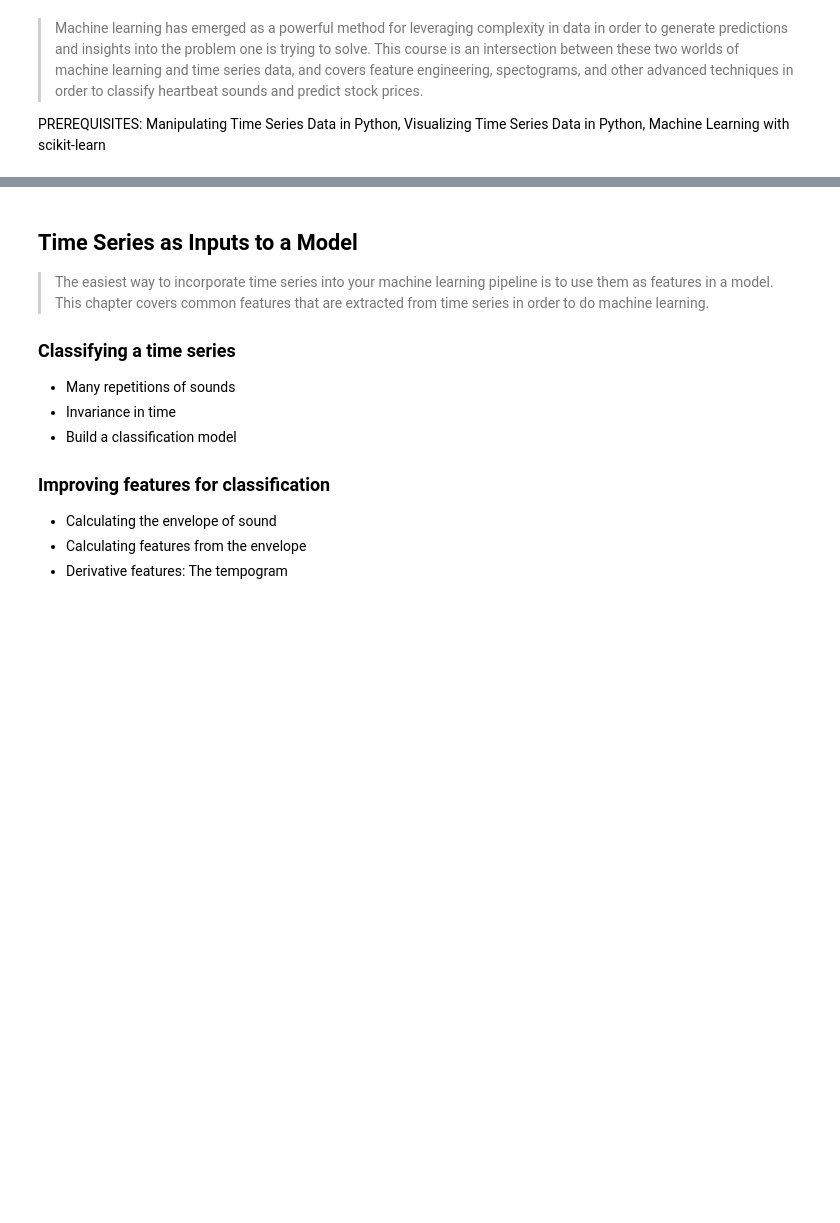
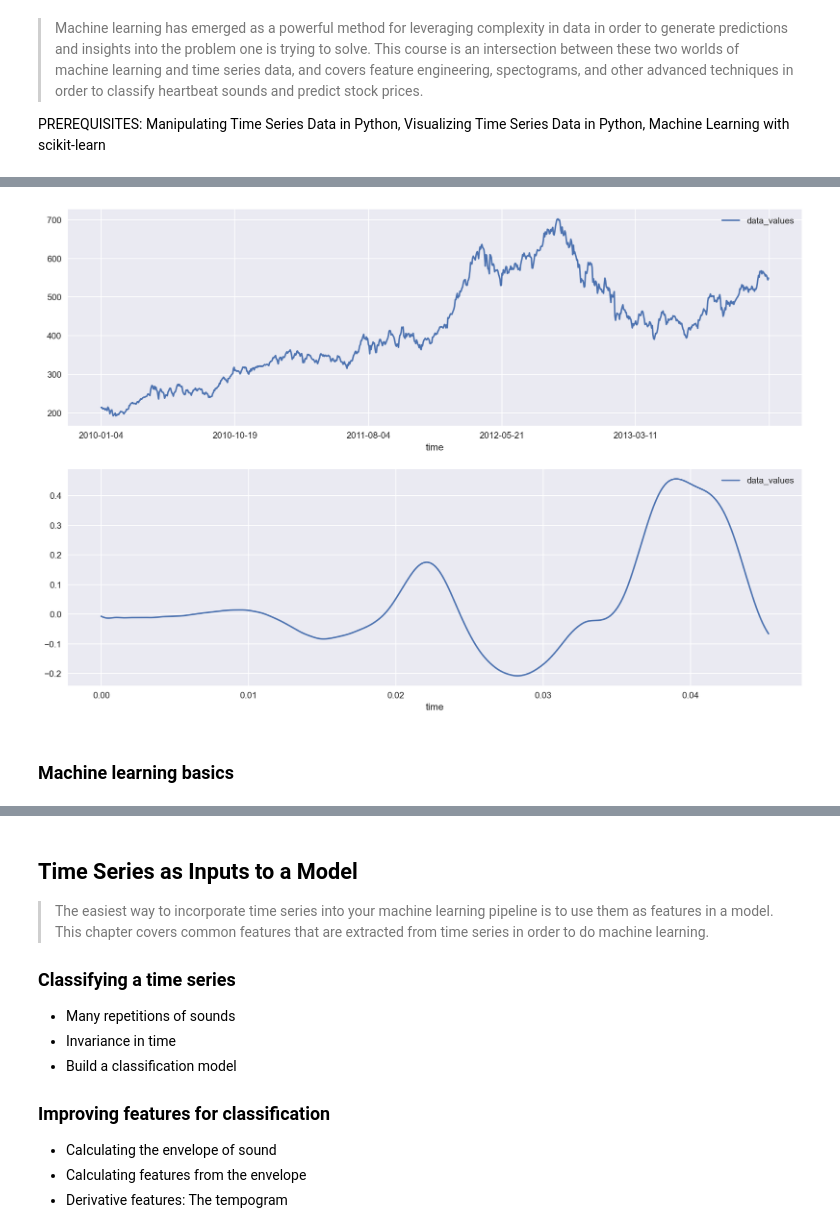
Before and after one commit to anhhaibkhn/Data-Science-selfstudy-notes-Blog, a Jupyter notebook: _notebooks/Machine Learning for Time Series Data in Python/2022-08-29-Machine Learning for Time Series Data in Python.ipynb, the cells around one changed output, grey strips where cells are left out. Cells and saved outputs as stored; diff of their text form; code cells hidden in the pictures; blank space fills up the shorter version.

```diff
--- a/_notebooks/Machine Learning for Time Series Data in Python/2022-08-29-Machine Learning for Time Series Data in Python.ipynb
+++ b/_notebooks/Machine Learning for Time Series Data in Python/2022-08-29-Machine Learning for Time Series Data in Python.ipynb
@@ -58,0 +118,6 @@ warnings.filterwarnings("ignore", category=FutureWarning)
+# %%
+data = pd.read_csv('datasets/data_with_tstamp.csv', index_col=[0])
+data2 = pd.read_csv('datasets/data2_with_tstamp.csv', index_col=[0])
+
+display(data.head())
+display(data2.head())
@@ -58,0 +137,10 @@ warnings.filterwarnings("ignore", category=FutureWarning)
+# %%
+# Plot the time series in each dataset
+fig, axs = plt.subplots(2, 1, figsize=(15, 10))
+data.iloc[:1000].plot(x='time', y='data_values', ax=axs[0])
+data2.iloc[:1000].plot(x='time', y='data_values', ax=axs[1])
+plt.show()
+# %% [output]
+[figure, added]
+# %% [markdown]
+### Machine learning basics
```
Also changed, not shown: parts of 23 cells of this notebook, 12 other files.
